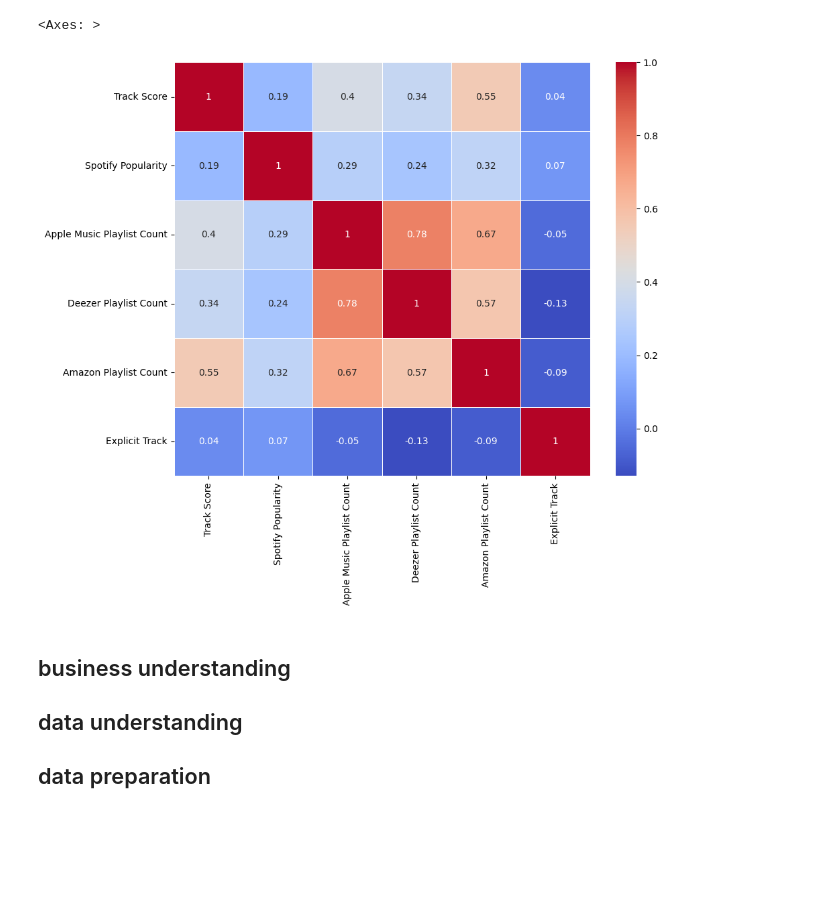
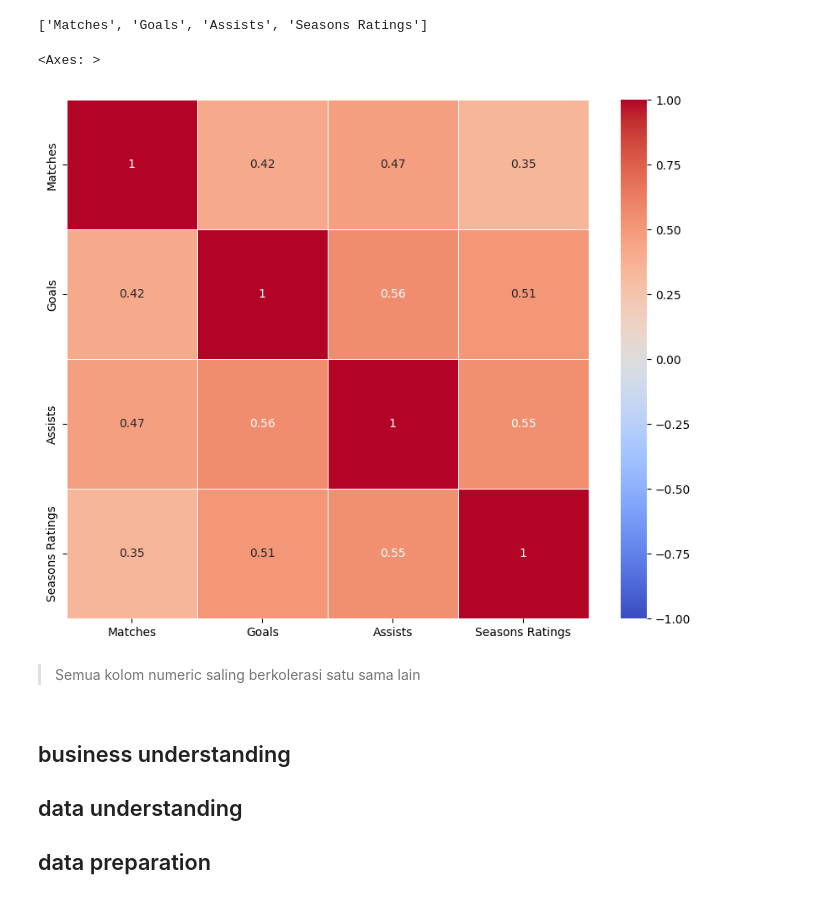
Before and after one commit to 337ubaid/dicoding-ml-terapan, a Jupyter notebook: project1/project1.ipynb, the cells around one changed output. Drawn from its saved outputs; the diff is of its cells as text; code cells hidden in the pictures; blank space fills up the shorter version.

```diff
--- a/project1/project1.ipynb
+++ b/project1/project1.ipynb
@@ -4,6 +4,6 @@ import pandas as pd
 import seaborn as sns
 import matplotlib.pyplot as plt
 # %%
-df = pd.read_csv('song.csv', encoding="ISO-8859-1")
+df = pd.read_csv('football.csv')
 df.head()
 # %% [output]
@@ -78,13 +59,20 @@ Name: TikTok Likes, Length: 4600, dtype: object
+# %%
+numerical_features = df.select_dtypes(include=['number']).columns.to_list()
+numerical_features
+# %% [output]
+['Matches', 'Goals', 'Assists', 'Seasons Ratings']
 # %%
 plt.figure(figsize=(10, 8))
-numerical_features = ["Track Score",	"Spotify Popularity",	"Apple Music Playlist Count",	"Deezer Playlist Count"	,"Amazon Playlist Count","Explicit Track"]
+
 correlation_matrix = df[numerical_features].corr().round(2)
 
 # Untuk menge-print nilai di dalam kotak, gunakan parameter anot=True
-sns.heatmap(data=correlation_matrix, annot=True, cmap='coolwarm', linewidths=0.5, )
+sns.heatmap(data=correlation_matrix, annot=True, cmap='coolwarm', linewidths=0.5, vmin=-1, vmax=1)
 # %% [output]
 <Axes: >
-[figure, old version]
+[figure, new version]
+# %% [markdown]
+> Semua kolom numeric saling berkolerasi satu sama lain
 # %% [markdown]
 ## business understanding
 ## data understanding
```
Also changed, not shown: parts of 6 cells of this notebook, 1 other file.
